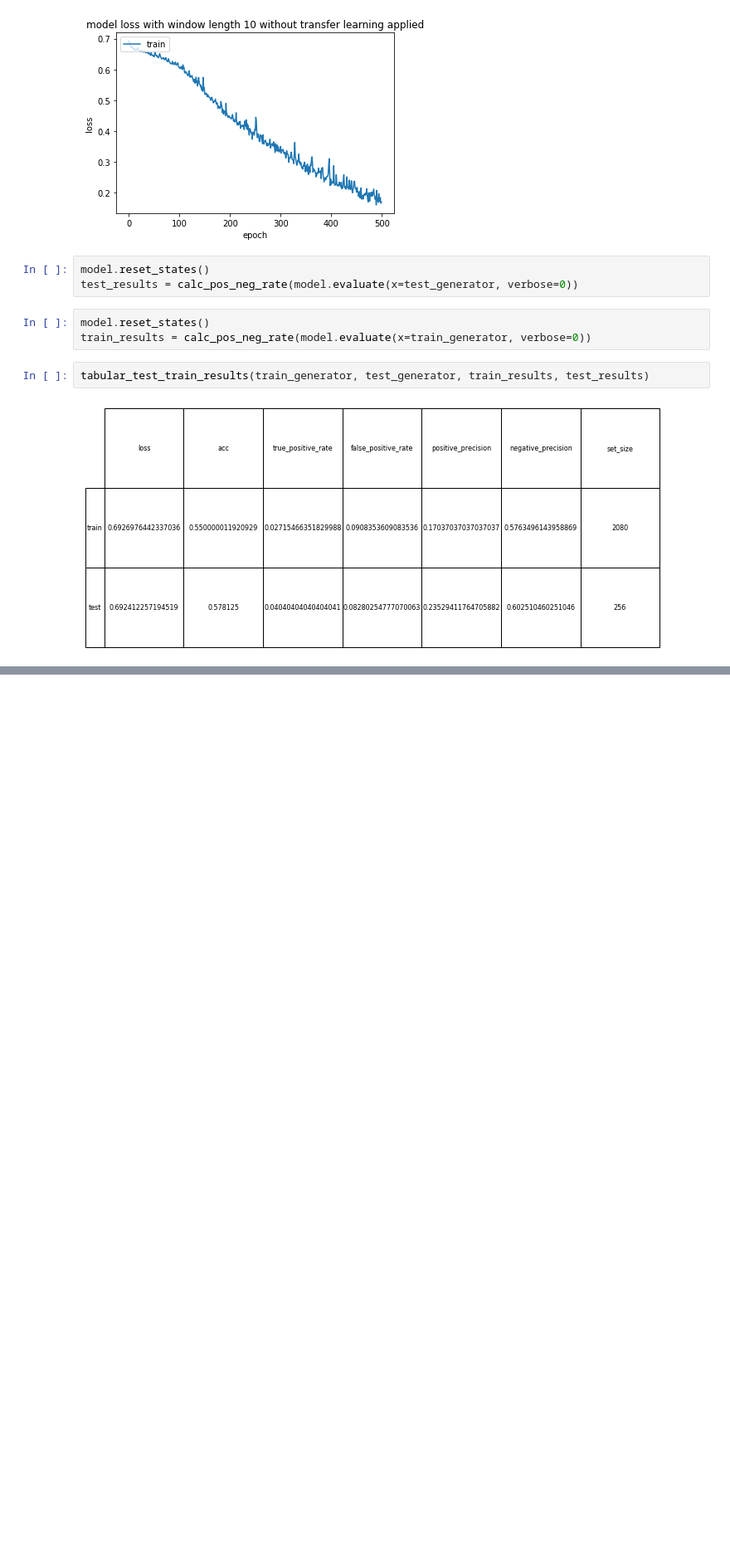
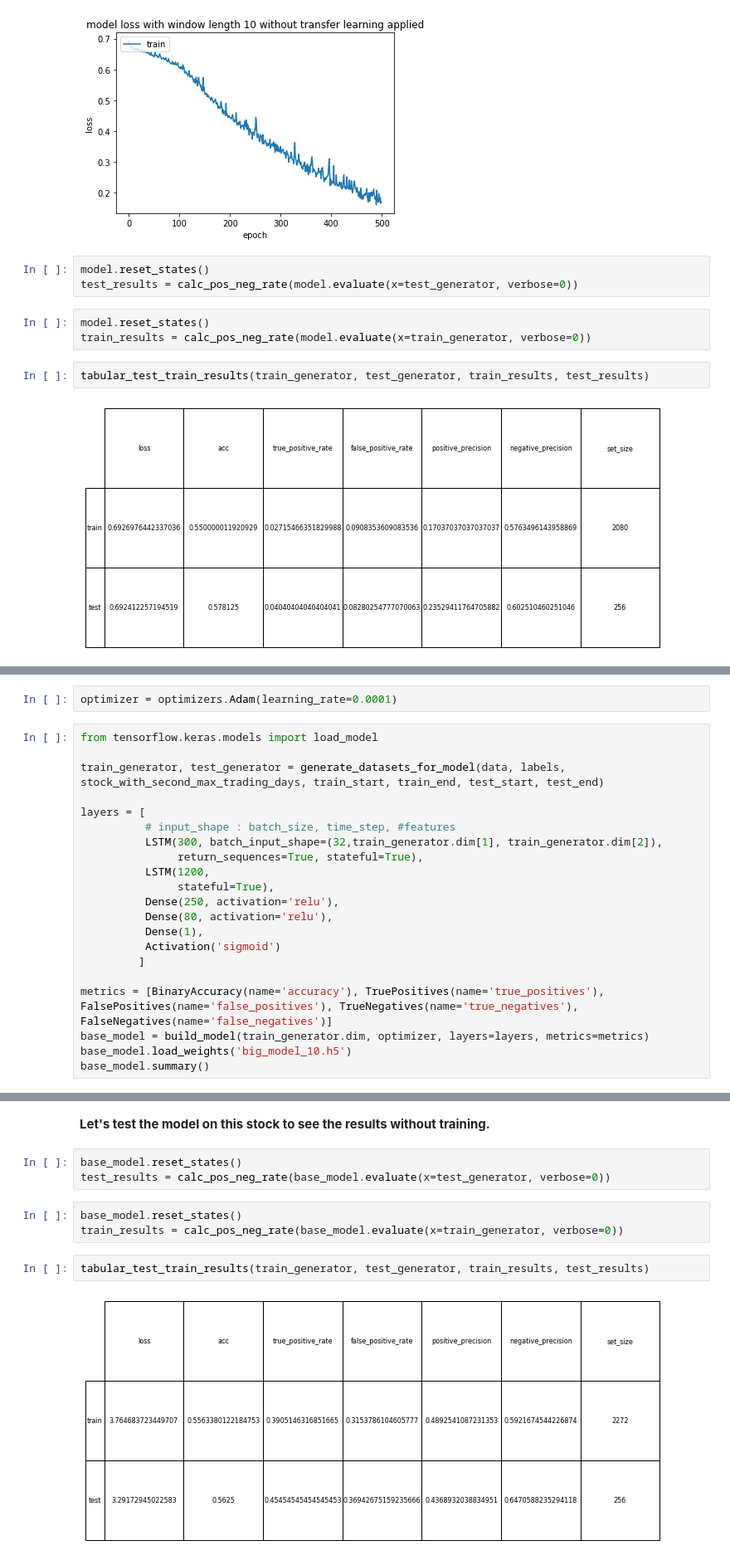
Before and after one commit to Ayazdani1997/stock-feature-prediction-final-pro, a Jupyter notebook: Phase1_OCHLV.ipynb, the cells around one changed output, grey strips where cells are left out. Shown at 83% size. Cells and saved outputs as stored; diff of their text form; blank space fills up the shorter version.

Commit message:
transfer learning with big model is done.

```diff
--- a/Phase1_OCHLV.ipynb
+++ b/Phase1_OCHLV.ipynb
@@ -964,0 +982,23 @@ tabular_test_train_results(train_generator, test_generator, train_results, test_
+# %%
+optimizer = optimizers.Adam(learning_rate=0.0001)
+# %%
+from tensorflow.keras.models import load_model
+
+train_generator, test_generator = generate_datasets_for_model(data, labels, stock_with_second_max_trading_days, train_start, train_end, test_start, test_end)
+
+layers = [
+          # input_shape : batch_size, time_step, #features
+          LSTM(300, batch_input_shape=(32,train_generator.dim[1], train_generator.dim[2]),
+               return_sequences=True, stateful=True),
+          LSTM(1200,
+               stateful=True),
+          Dense(250, activation='relu'),
+          Dense(80, activation='relu'),
+          Dense(1),
+          Activation('sigmoid')
+         ]
+
+metrics = [BinaryAccuracy(name='accuracy'), TruePositives(name='true_positives'), FalsePositives(name='false_positives'), TrueNegatives(name='true_negatives'), FalseNegatives(name='false_negatives')]
+base_model = build_model(train_generator.dim, optimizer, layers=layers, metrics=metrics)
+base_model.load_weights('big_model_10.h5')
+base_model.summary()
@@ -964,0 +1026,12 @@ tabular_test_train_results(train_generator, test_generator, train_results, test_
+# %% [markdown]
+**Let's test the model on this stock to see the results without training.**
+# %%
+base_model.reset_states()
+test_results = calc_pos_neg_rate(base_model.evaluate(x=test_generator, verbose=0))
+# %%
+base_model.reset_states()
+train_results = calc_pos_neg_rate(base_model.evaluate(x=train_generator, verbose=0))
+# %%
+tabular_test_train_results(train_generator, test_generator, train_results, test_results)
+# %% [output]
+[figure, added]
```
Also changed, not shown: parts of 28 cells of this notebook.
